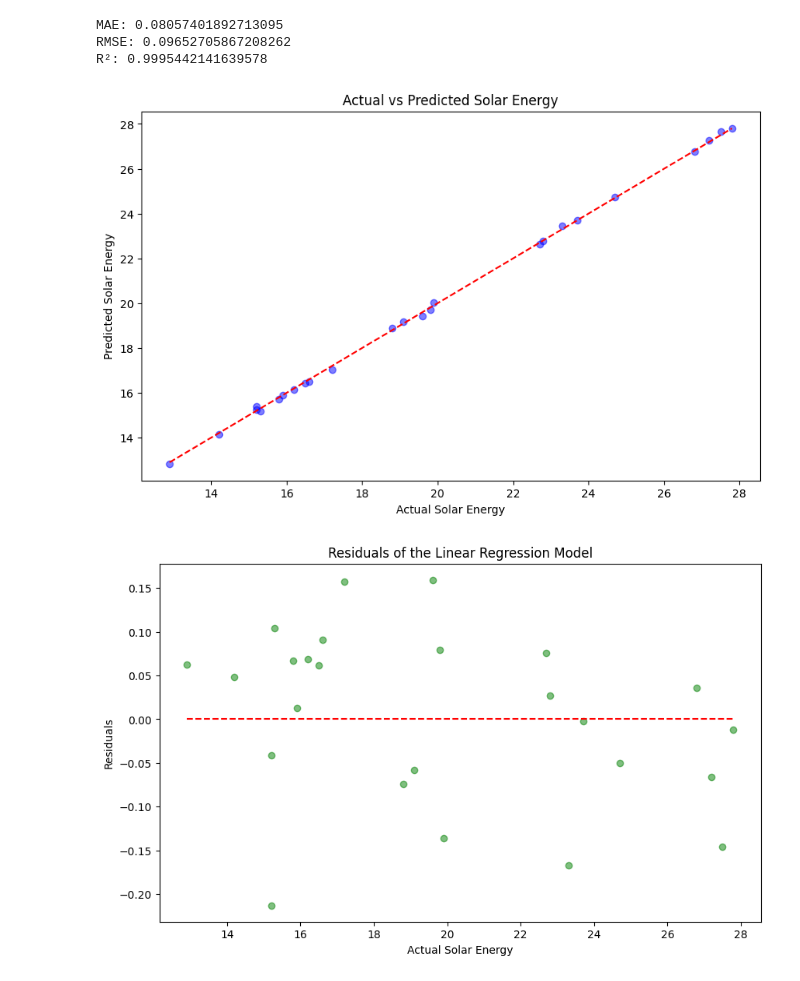
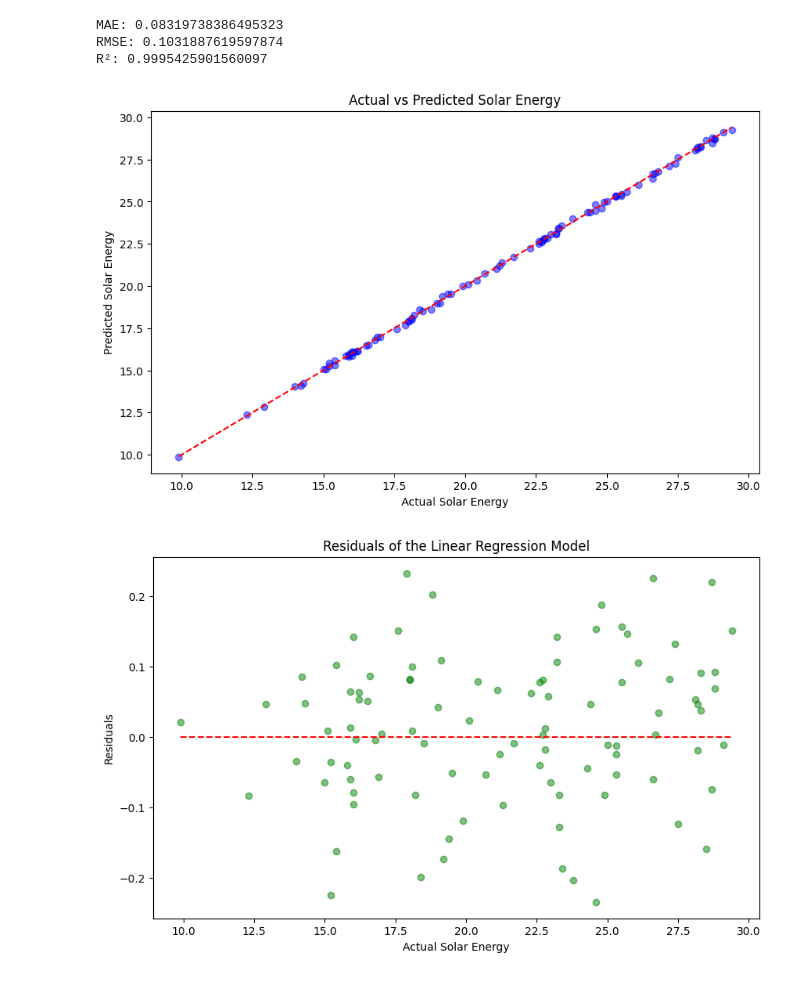
Before and after one commit to AI-CS-Y2/SA2-blomikii, a Jupyter notebook: Solar Power Prediction Models.ipynb, the cells around one changed output. Saved outputs shown, nothing was run; the diff lists cells and outputs as text; code cells hidden in the pictures.

```diff
--- a/Solar Power Prediction Models.ipynb
+++ b/Solar Power Prediction Models.ipynb
@@ -5,14 +37,15 @@ from sklearn.linear_model import LinearRegression
 from sklearn.model_selection import train_test_split                            # Training and testing sets
 from sklearn.metrics import mean_absolute_error, mean_squared_error, r2_score   # Evaluation metrics
 import matplotlib.pyplot as plt                                                 # Used for plotting graphs
-import numpy as np                                                              # Used for numerical operations
+
+""" MULTIPLE LINEAR REGRESSION """
 
 # Loading the dataset
-data = pd.read_excel(r'01 - DATASET\01- AUH Weather 2024 [CLEANED].xlsx')
+data = pd.read_excel(r'01 - DATASET\02 - AUH Weather 2023-2024 [CLEANED].xlsx') # Bigger dataset
 
 # Selecting the variables and target
-X = data[['TEMPERATURE', 'HUMIDITY', 'WIND SPEED', 'SOLAR RADIATION']]
-y = data['SOLAR ENERGY'] # -> TARGET
+X = data[['TEMP', 'HUMIDITY', 'SOLAR_RADIATION']]  # Features
+y = data['SOLAR_ENERGY']  # Target
 
 # Splitting the data into training and testing sets
 X_train, X_test, y_train, y_test = train_test_split(X, y, test_size=0.2, random_state=42)
@@ -26,39 +59,40 @@ y_pred = model_01.predict(X_test)
 
 # EVALUATION METRICS
 mae = mean_absolute_error(y_test, y_pred)
 rmse = mean_squared_error(y_test, y_pred, squared=False)
 r2 = r2_score(y_test, y_pred)
 
 print(f"MAE: {mae}")
 print(f"RMSE: {rmse}")
 print(f"R²: {r2}")
+print()
 
 # VISUALIZATION
 
 # Scatter plot of actual vs predicted values
 plt.figure(figsize=(10, 6))
 plt.scatter(y_test, y_pred, color='blue', alpha=0.5)
 plt.plot([y_test.min(), y_test.max()], [y_test.min(), y_test.max()], color='red', linestyle='--')
 plt.title('Actual vs Predicted Solar Energy')
 plt.xlabel('Actual Solar Energy')
 plt.ylabel('Predicted Solar Energy')
 plt.show()
 
-# Plotting residuals (difference between actual and predicted values)
+# Residual plot (difference between actual and predicted values)
 plt.figure(figsize=(10, 6))
 residuals = y_test - y_pred
 plt.scatter(y_test, residuals, color='green', alpha=0.5)
 plt.hlines(y=0, xmin=y_test.min(), xmax=y_test.max(), color='red', linestyle='--')
 plt.title('Residuals of the Linear Regression Model')
 plt.xlabel('Actual Solar Energy')
 plt.ylabel('Residuals')
 plt.show()
 # %% [output]
-MAE: 0.08057401892713095
-RMSE: 0.09652705867208262
-R²: 0.9995442141639578
+MAE: 0.08319738386495323
+RMSE: 0.1031887619597874
+R²: 0.9995425901560097
-[figure, old version]
+[figure, new version]
-[figure, old version]
+[figure, new version]
 # %%
 # IMPORTED LIBRARIES
 import pandas as pd                                                             # Used in accessing and reading the dataset
```
Also changed, not shown: parts of 2 cells of this notebook, 2 other files.
